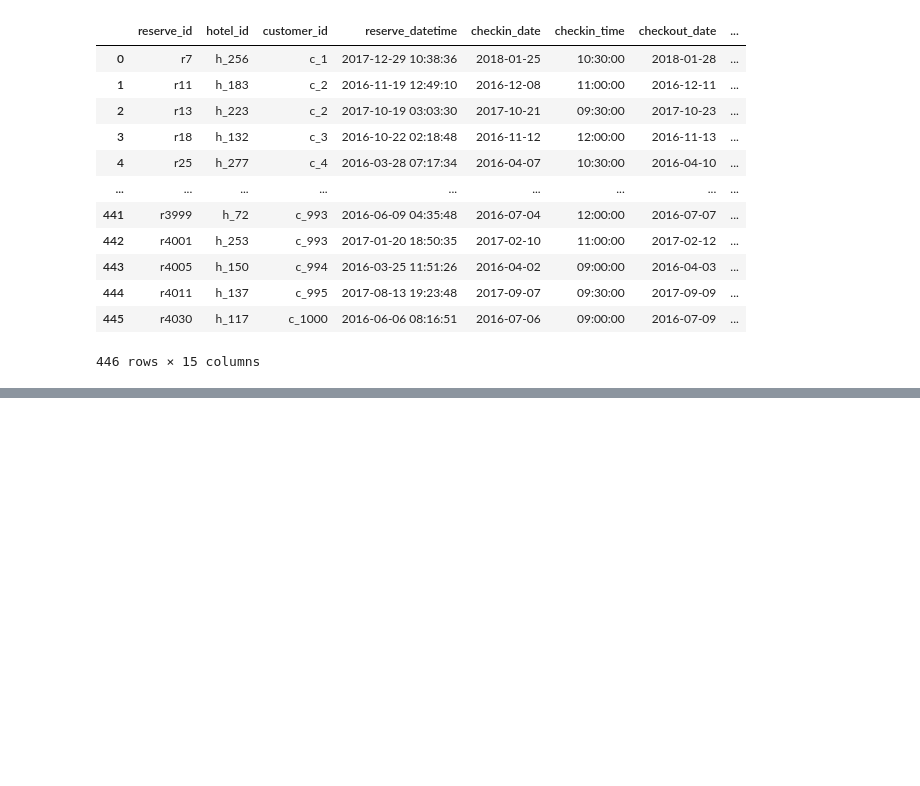
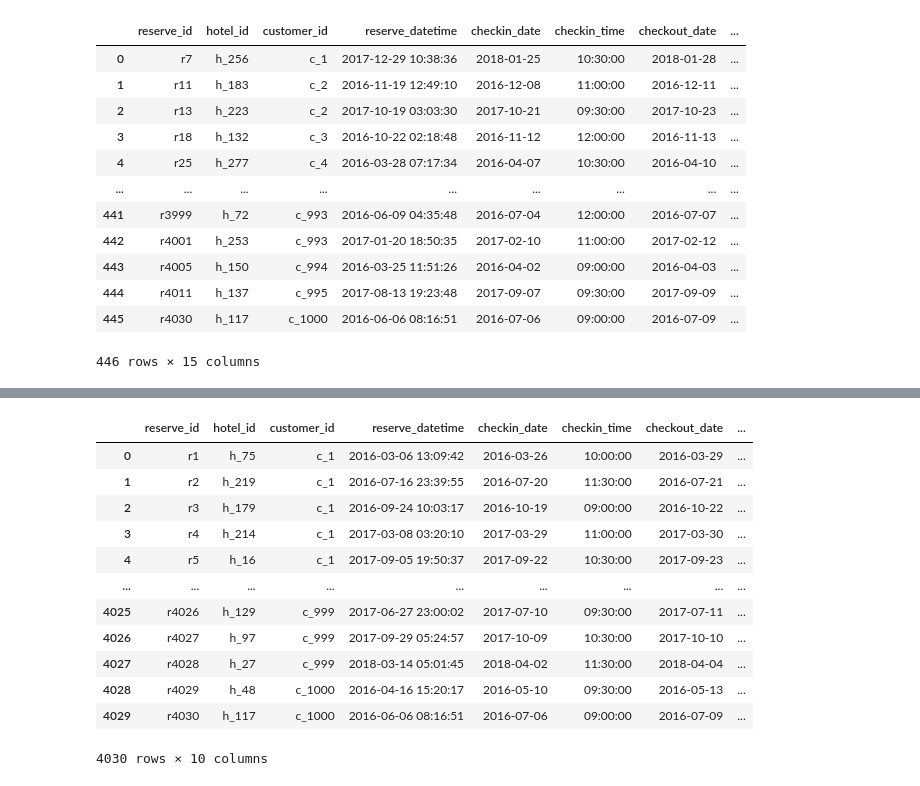
Before and after one commit to neptun92/LearningLab, a Jupyter notebook: notebooks/Preprocessing-master/02.03.Join.ipynb, the cells around one changed output, grey strips where cells are left out. Cells and saved outputs as stored; diff of their text form; code cells hidden in the pictures; blank space fills up the shorter version.

```diff
--- a/notebooks/Preprocessing-master/02.03.Join.ipynb
+++ b/notebooks/Preprocessing-master/02.03.Join.ipynb
@@ -65,0 +221,45 @@ pd.merge(reserve_tb.query('people_num == 1'),
+# %%
+import pandas.tseries.offsets as offsets
+import operator
+
+# 시간 계산에 이용하기 위해 데이터형을 문자형에서 일시형으로 변환
+# ("10장 일시형"에서 자세히 설명)
+reserve_tb['reserve_datetime'] = \
+  pd.to_datetime(reserve_tb['reserve_datetime'], format='%Y-%m-%d %H:%M:%S')
+
+# reserve_datetime의 날짜를 확인하지 않고 customer_id가 같은 데이터들을 모두 결합
+sum_table = pd.merge(
+	reserve_tb[['reserve_id', 'customer_id', 'reserve_datetime']],
+  reserve_tb[['customer_id', 'reserve_datetime', 'total_price']]
+            .rename(columns={'reserve_datetime': 'reserve_datetime_before'}),
+  on='customer_id')
+
+# checkin의 날짜를 비교하여 90일 이내의 데이터가 결합된 데이터만을 추출
+# operator의 and_ 함수를 이용하여 결합 조건을 지정
+# reserve_id 별로 total_price의 합을 계산
+# (날짜 데이터 형식에 대해서는 "10장 일시형"에서 자세히 설명)
+sum_table = sum_table[operator.and_(
+  sum_table['reserve_datetime'] > sum_table['reserve_datetime_before'],
+  sum_table['reserve_datetime'] + offsets.Day(-90) <= sum_table['reserve_datetime_before']
+)].groupby('reserve_id')['total_price'].sum().reset_index()
+
+# 열 이름을 설정
+sum_table.columns = ['reserve_id', 'total_price_sum']
+
+# 계산된 합을 결합하여 원본 테이불에 정보를 첨부
+# 합계 값이 없는 레코드의 합계 값을 fillna를 이용하여 0으로 변환
+pd.merge(reserve_tb, sum_table, on='reserve_id', how='left').fillna(0)
+# %% [output]
+|  | reserve_id | hotel_id | customer_id | reserve_datetime | checkin_date | checkin_time | checkout_date | ... |
+| 0 | r1 | h_75 | c_1 | 2016-03-06 13:09:42 | 2016-03-26 | 10:00:00 | 2016-03-29 | ... |
+| 1 | r2 | h_219 | c_1 | 2016-07-16 23:39:55 | 2016-07-20 | 11:30:00 | 2016-07-21 | ... |
+| 2 | r3 | h_179 | c_1 | 2016-09-24 10:03:17 | 2016-10-19 | 09:00:00 | 2016-10-22 | ... |
+| 3 | r4 | h_214 | c_1 | 2017-03-08 03:20:10 | 2017-03-29 | 11:00:00 | 2017-03-30 | ... |
+| 4 | r5 | h_16 | c_1 | 2017-09-05 19:50:37 | 2017-09-22 | 10:30:00 | 2017-09-23 | ... |
+| ... | ... | ... | ... | ... | ... | ... | ... | ... |
+| 4025 | r4026 | h_129 | c_999 | 2017-06-27 23:00:02 | 2017-07-10 | 09:30:00 | 2017-07-11 | ... |
+| 4026 | r4027 | h_97 | c_999 | 2017-09-29 05:24:57 | 2017-10-09 | 10:30:00 | 2017-10-10 | ... |
+| 4027 | r4028 | h_27 | c_999 | 2018-03-14 05:01:45 | 2018-04-02 | 11:30:00 | 2018-04-04 | ... |
+| 4028 | r4029 | h_48 | c_1000 | 2016-04-16 15:20:17 | 2016-05-10 | 09:30:00 | 2016-05-13 | ... |
+| 4029 | r4030 | h_117 | c_1000 | 2016-06-06 08:16:51 | 2016-07-06 | 09:00:00 | 2016-07-09 | ... |
+4030 rows × 10 columns
```
Also changed, not shown: parts of 5 cells of this notebook, 8 other files.
